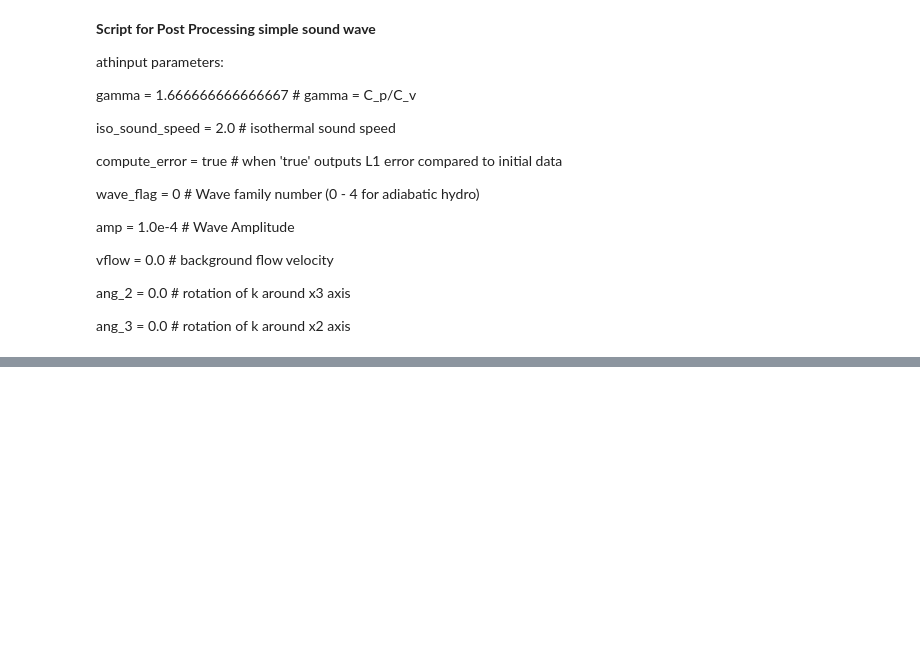
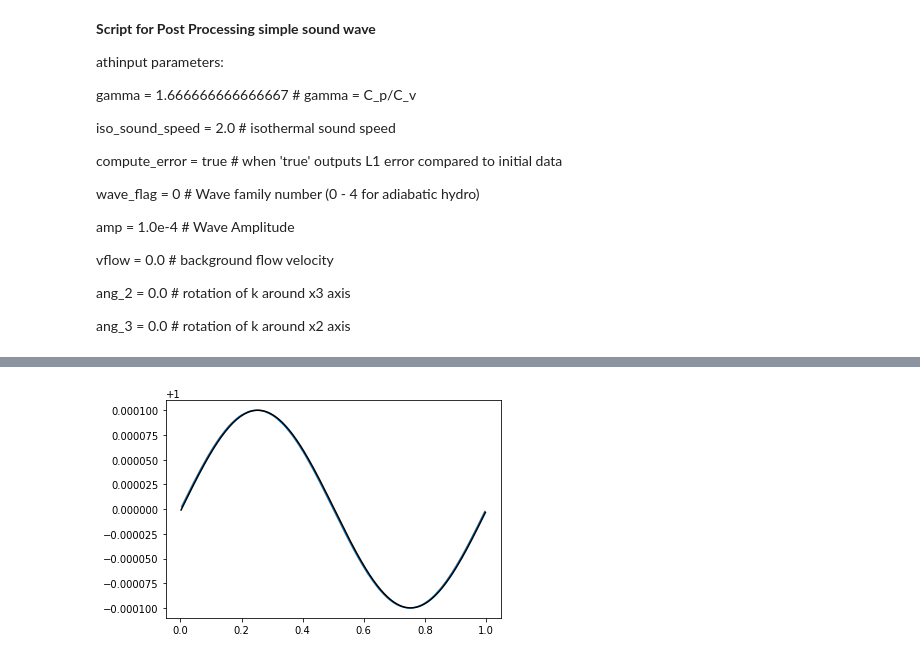
Before and after one commit to asmohov/ppd, a Jupyter notebook: 1_d_shock_tests/sound_wave_analytical_comparison.ipynb, the cells around one changed output, grey strips where cells are left out. Cells and saved outputs as stored; diff of their text form; code cells hidden in the pictures; blank space fills up the shorter version.

```diff
--- a/1_d_shock_tests/sound_wave_analytical_comparison.ipynb
+++ b/1_d_shock_tests/sound_wave_analytical_comparison.ipynb
@@ -130,0 +207,6 @@ plt.legend()
+# %%
+rho_plot('./default_long/LinWave.block0.out2.00000.vtk','time_step 0' )
+plt.plot(x_avg,y_rho,label = 'analytical_solution',color = 'black')
+plt.show()
+# %% [output]
+[figure, added]
```
Also changed, not shown: parts of 5 cells of this notebook, 15 other files.
